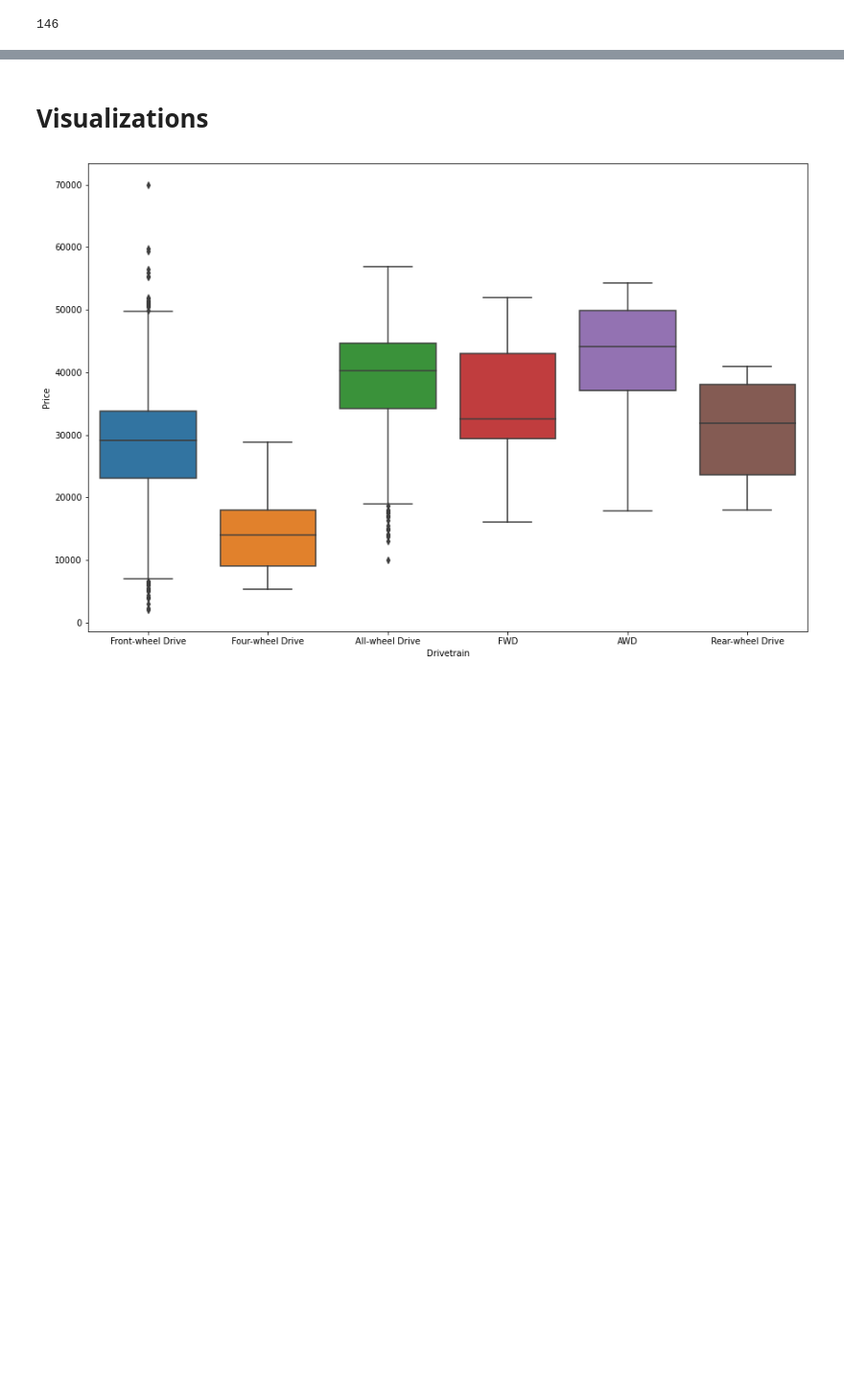
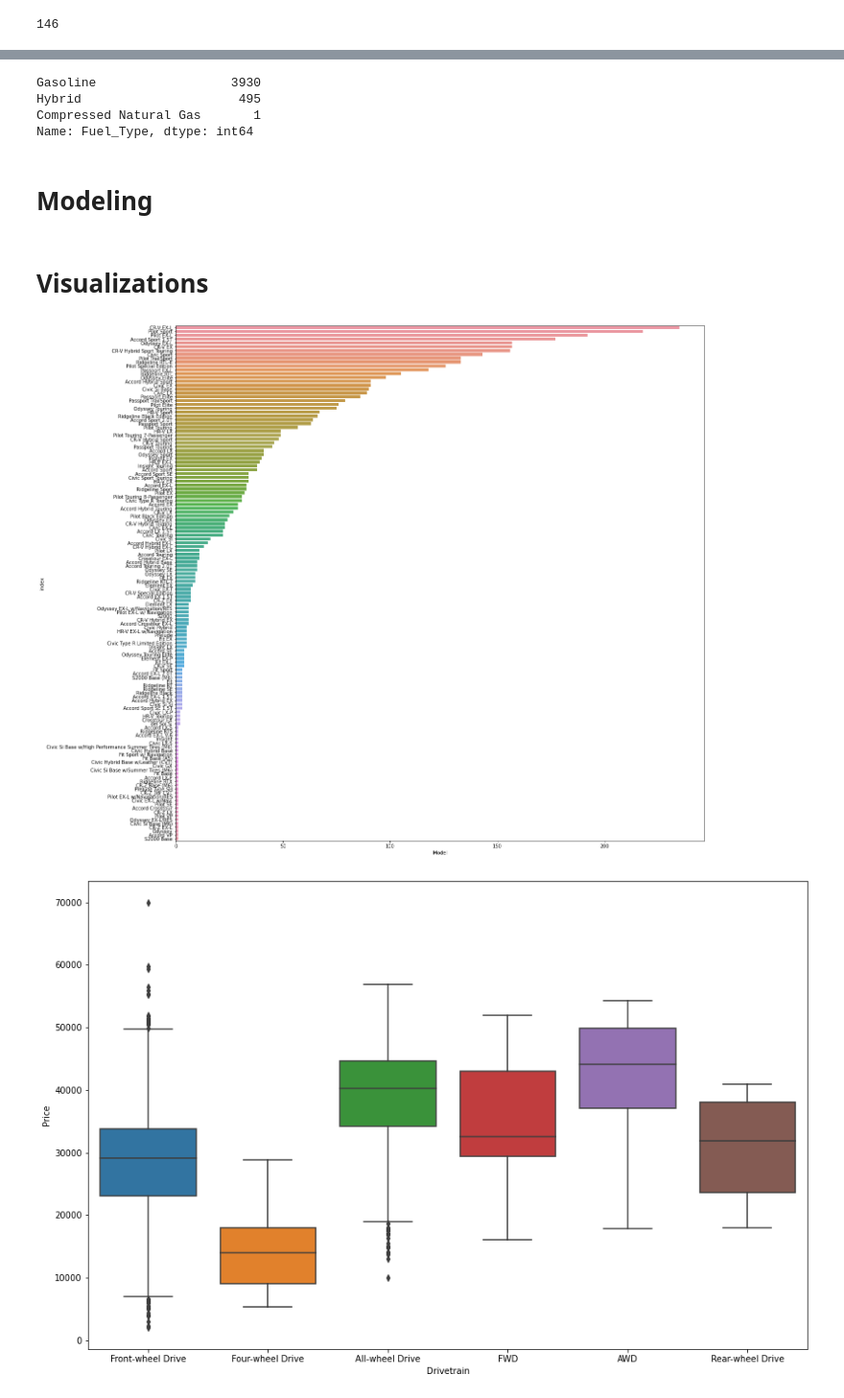
Before and after one commit to Otm639e/Otm639e.github.io, a Jupyter notebook: Honda Analytics.ipynb, the cells around one changed output, grey strips where cells are left out. Shown at 96% size. Cells and saved outputs as stored; diff of their text form; code cells hidden in the pictures; blank space fills up the shorter version.

```diff
--- a/Honda Analytics.ipynb
+++ b/Honda Analytics.ipynb
@@ -266,0 +262,20 @@ dtype: int64
+# %%
+
+df3 = df2.dropna(subset=['Comfort_Rating','State','Seller_Type','Transmission','Exterior_Color','Drivetrain','Mileage']).drop(['Interior_Color'], axis=1).drop_duplicates()
+
+df3['min_MPG'] = df3['MPG'].str.split("–",expand = True)[0]
+df3['max_MPG'] = df3['MPG'].str.split("–",expand = True)[1]
+df3.drop(['MPG'], axis=1, inplace=True)
+
+df3[['min_MPG', 'max_MPG']] = df3[['min_MPG', 'max_MPG']].fillna(0)
+df3['min_MPG'] = df3['min_MPG'].astype(float)
+df3['max_MPG'] = df3['max_MPG'].astype(float)
+df3['avg_MPG'] = (df3['min_MPG']+df3['max_MPG'])/2
+df3[['min_MPG', 'max_MPG', 'avg_MPG']] = df3[['min_MPG', 'max_MPG', 'avg_MPG']].replace(0.0, np.nan)
+
+median_ratings()
+
+df3.dropna(subset=['min_MPG','max_MPG','avg_MPG'], inplace=True)
+df3.drop(df3[(df3['State']=='MO-22') | (df3['State']=='Route') | (df3['State']=='Glens')].index, inplace=True)
+print(df3.shape)
+df3.isna().sum()
@@ -267,5 +301,19 @@ dtype: int64
+# %%
+df3['Fuel_Type'].value_counts()
+# %% [output]
+Gasoline                  3930
+Hybrid                     495
+Compressed Natural Gas       1
+Name: Fuel_Type, dtype: int64
+# %% [markdown]
+# Modeling
 # %% [markdown]
 # Visualizations
+# %%
+plt.figure(figsize=(20,20))
+sns.barplot(data=df3['Model'].value_counts().reset_index(), x='Model', y='index');
+# %% [output]
+[figure, added]
 # %%
 plt.figure(figsize=(15,10))
 sns.boxplot(data=df2.sort_values('Price'), x="Drivetrain", y="Price");
```
Also changed, not shown: parts of 9 cells of this notebook, 6 other files.
